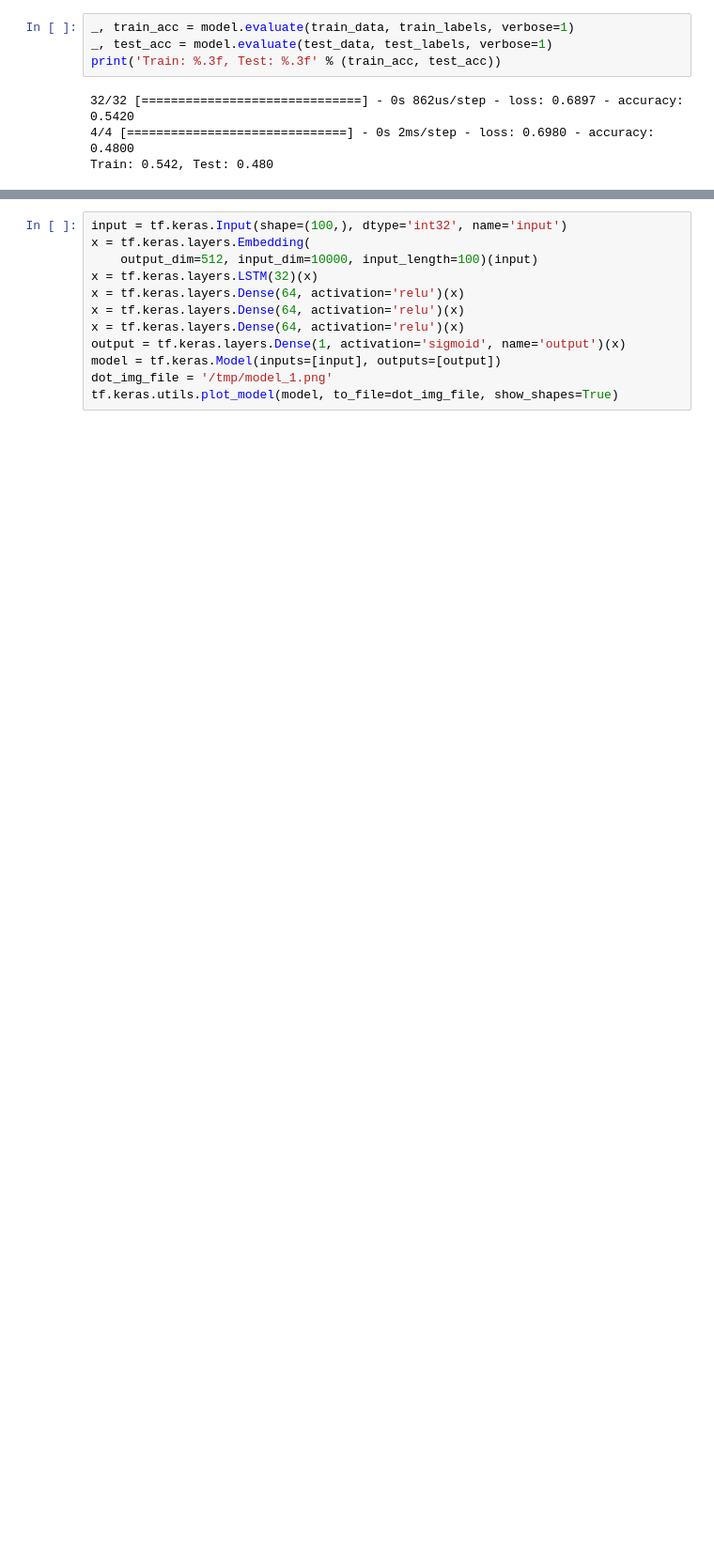
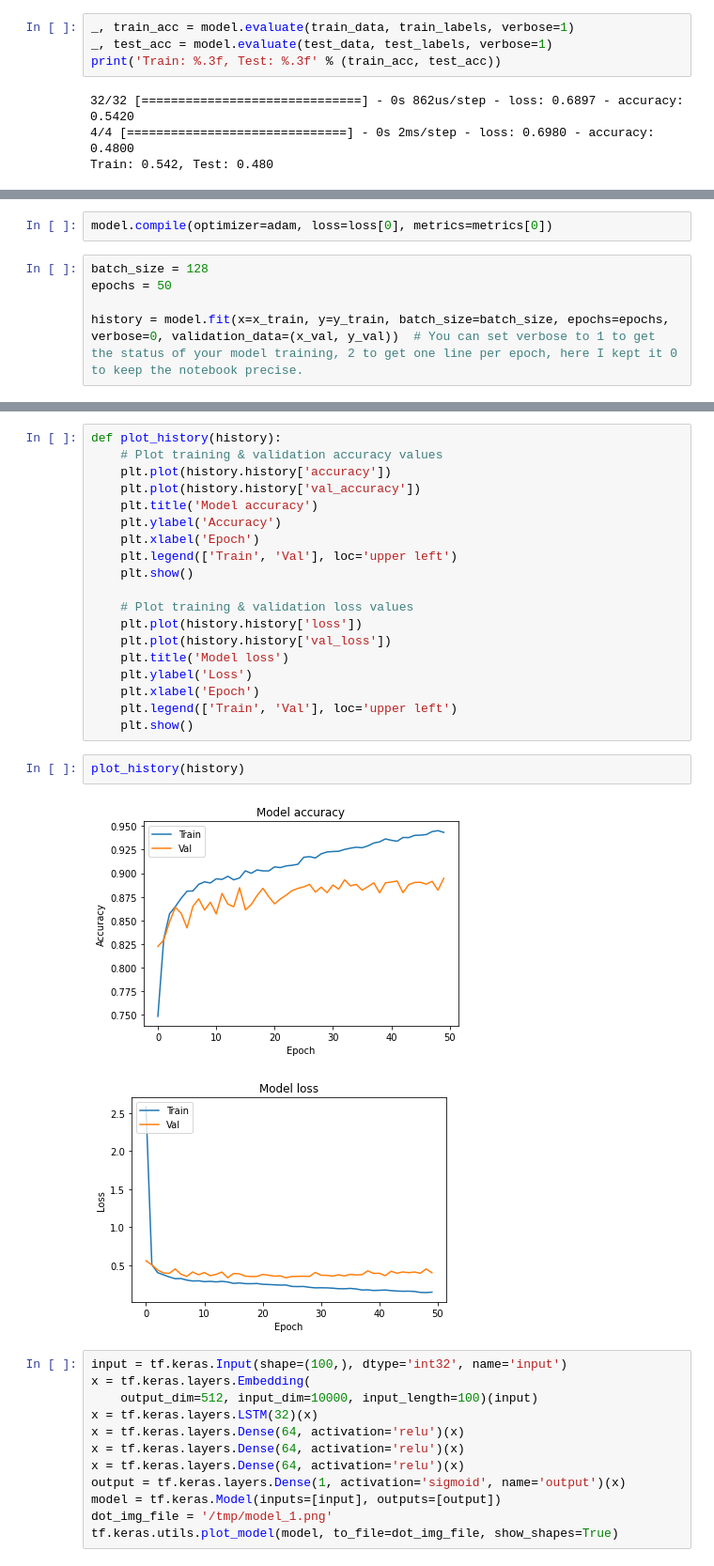
Before and after one commit to rizwannitk/newchrun, a Jupyter notebook: mnsit.ipynb, the cells around one changed output, grey strips where cells are left out. Shown at 94% size. Saved outputs shown, nothing was run; the diff lists cells and outputs as text; blank space fills up the shorter version.

```diff
--- a/mnsit.ipynb
+++ b/mnsit.ipynb
@@ -115,0 +173,7 @@ Train: 0.542, Test: 0.480
+# %%
+model.compile(optimizer=adam, loss=loss[0], metrics=metrics[0])
+# %%
+batch_size = 128
+epochs = 50
+
+history = model.fit(x=x_train, y=y_train, batch_size=batch_size, epochs=epochs, verbose=0, validation_data=(x_val, y_val))  # You can set verbose to 1 to get the status of your model training, 2 to get one line per epoch, here I kept it 0 to keep the notebook precise.
@@ -116,3 +189,27 @@ Train: 0.542, Test: 0.480
+# %%
+def plot_history(history):
+    # Plot training & validation accuracy values
+    plt.plot(history.history['accuracy'])
+    plt.plot(history.history['val_accuracy'])
+    plt.title('Model accuracy')
+    plt.ylabel('Accuracy')
+    plt.xlabel('Epoch')
+    plt.legend(['Train', 'Val'], loc='upper left')
+    plt.show()
+
+    # Plot training & validation loss values
+    plt.plot(history.history['loss'])
+    plt.plot(history.history['val_loss'])
+    plt.title('Model loss')
+    plt.ylabel('Loss')
+    plt.xlabel('Epoch')
+    plt.legend(['Train', 'Val'], loc='upper left')
+    plt.show()
+# %%
+plot_history(history)
+# %% [output]
+[figure, added]
+[figure, added]
 # %%
 input = tf.keras.Input(shape=(100,), dtype='int32', name='input')
 x = tf.keras.layers.Embedding(
```
Also changed, not shown: parts of 4 cells of this notebook.
